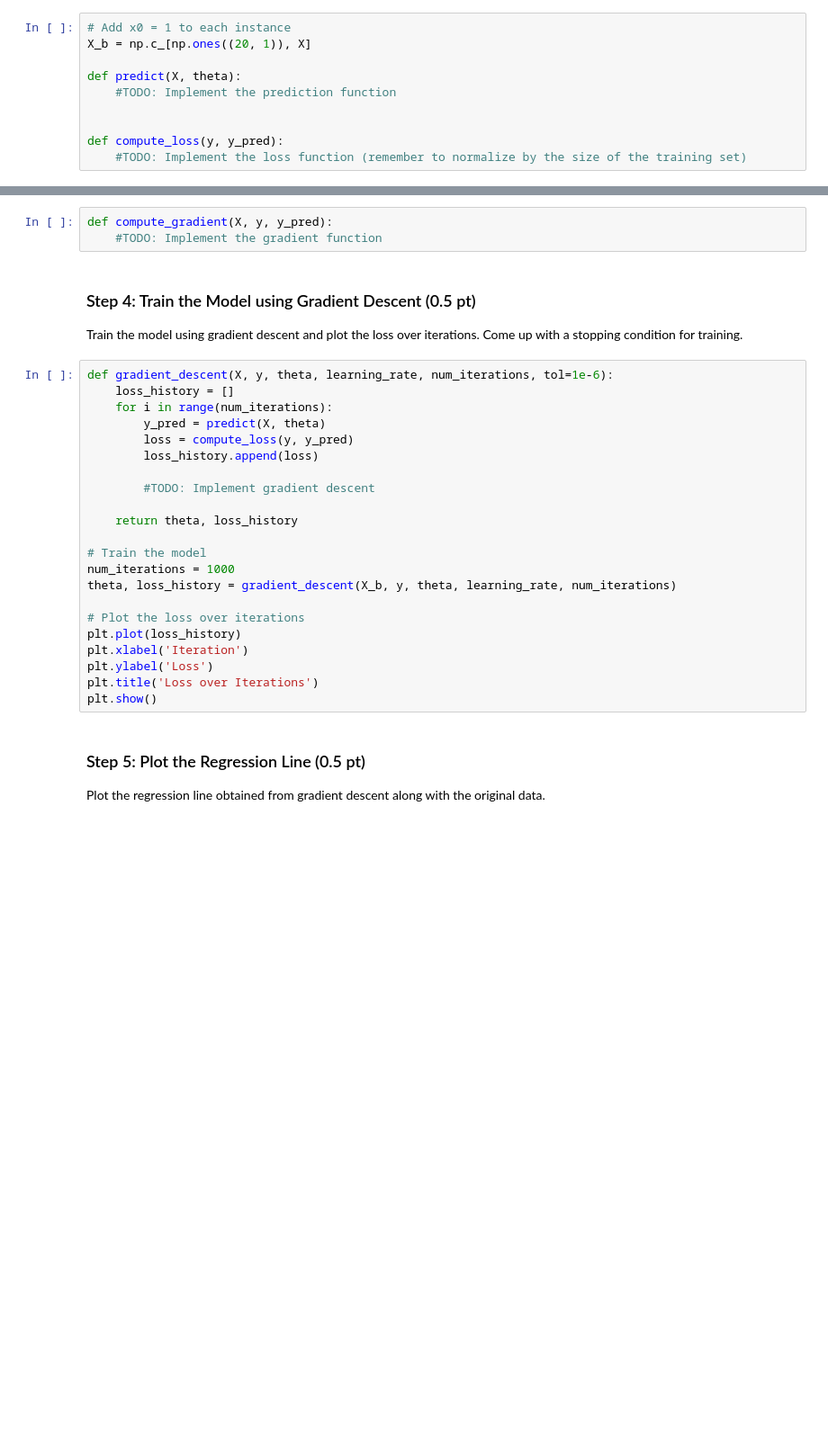
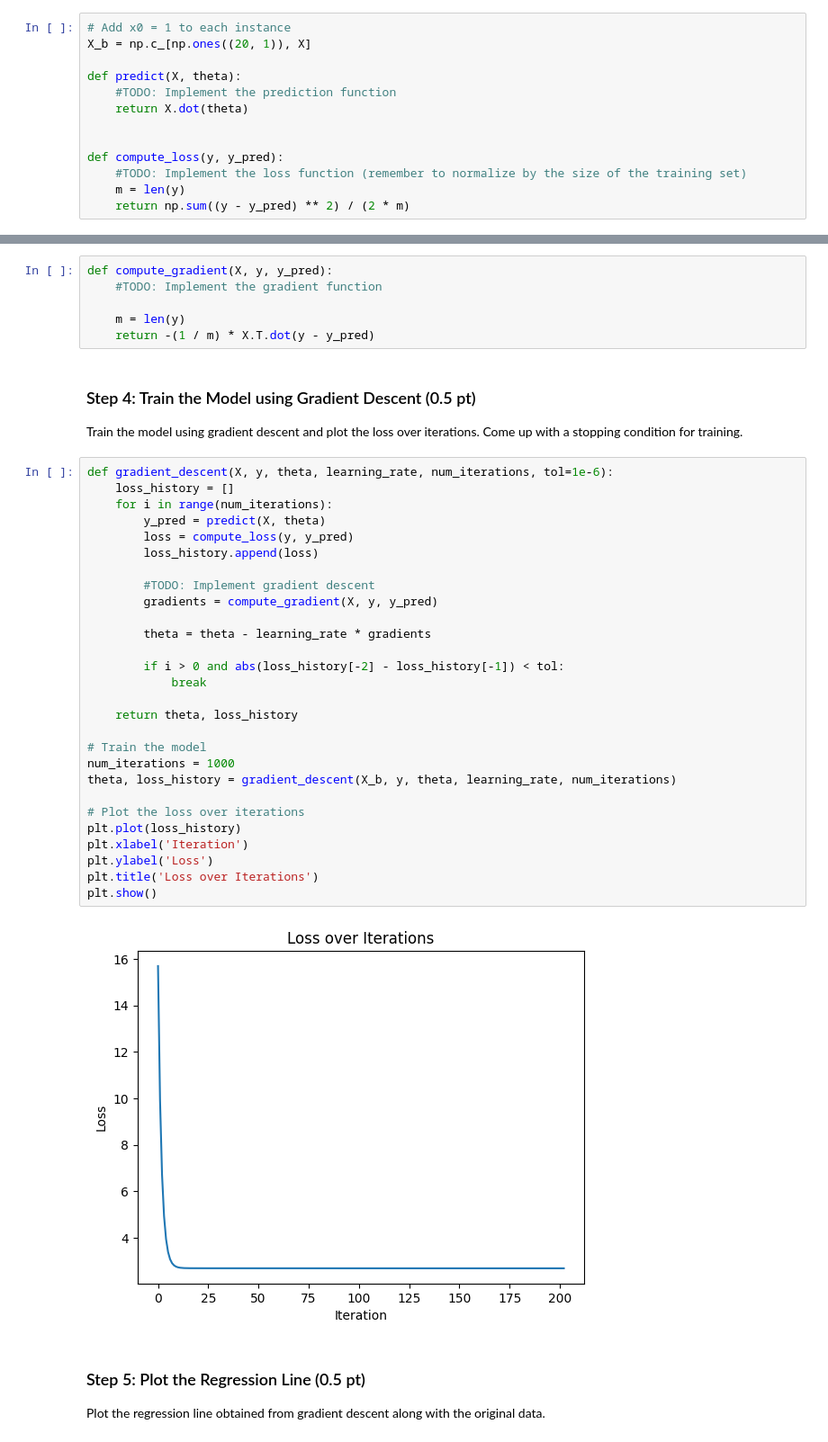
Before and after one commit to agheen1/DATA785, a Jupyter notebook: homework1_programming.ipynb, the cells around one changed output, grey strips where cells are left out. Shown at 90% size. Cells and saved outputs as stored; diff of their text form; blank space fills up the shorter version.

```diff
--- a/homework1_programming.ipynb
+++ b/homework1_programming.ipynb
@@ -43,10 +47,13 @@ X_b = np.c_[np.ones((20, 1)), X]
 
 def predict(X, theta):
     #TODO: Implement the prediction function
+    return X.dot(theta)
 
 
 def compute_loss(y, y_pred):
     #TODO: Implement the loss function (remember to normalize by the size of the training set)
+    m = len(y)
+    return np.sum((y - y_pred) ** 2) / (2 * m)
 # %% [markdown]
 ### Step 3: Compute the Gradient (0.5 pt)
 
@@ -54,6 +61,9 @@ Compute the gradient of the loss function with respect to the parameters.
 # %%
 def compute_gradient(X, y, y_pred):
     #TODO: Implement the gradient function
+
+    m = len(y)
+    return -(1 / m) * X.T.dot(y - y_pred)
 # %% [markdown]
 ### Step 4: Train the Model using Gradient Descent (0.5 pt)
 
@@ -61,25 +71,33 @@ Train the model using gradient descent and plot the loss over iterations. Come u
 # %%
 def gradient_descent(X, y, theta, learning_rate, num_iterations, tol=1e-6):
     loss_history = []
     for i in range(num_iterations):
         y_pred = predict(X, theta)
         loss = compute_loss(y, y_pred)
         loss_history.append(loss)
 
         #TODO: Implement gradient descent
+        gradients = compute_gradient(X, y, y_pred)
+
+        theta = theta - learning_rate * gradients
+
+        if i > 0 and abs(loss_history[-2] - loss_history[-1]) < tol:
+            break
 
     return theta, loss_history
 
 # Train the model
 num_iterations = 1000
 theta, loss_history = gradient_descent(X_b, y, theta, learning_rate, num_iterations)
 
 # Plot the loss over iterations
 plt.plot(loss_history)
 plt.xlabel('Iteration')
 plt.ylabel('Loss')
 plt.title('Loss over Iterations')
 plt.show()
+# %% [output]
+[figure, added]
 # %% [markdown]
 ### Step 5: Plot the Regression Line (0.5 pt)
 
```
Also changed, not shown: parts of 7 cells of this notebook.
